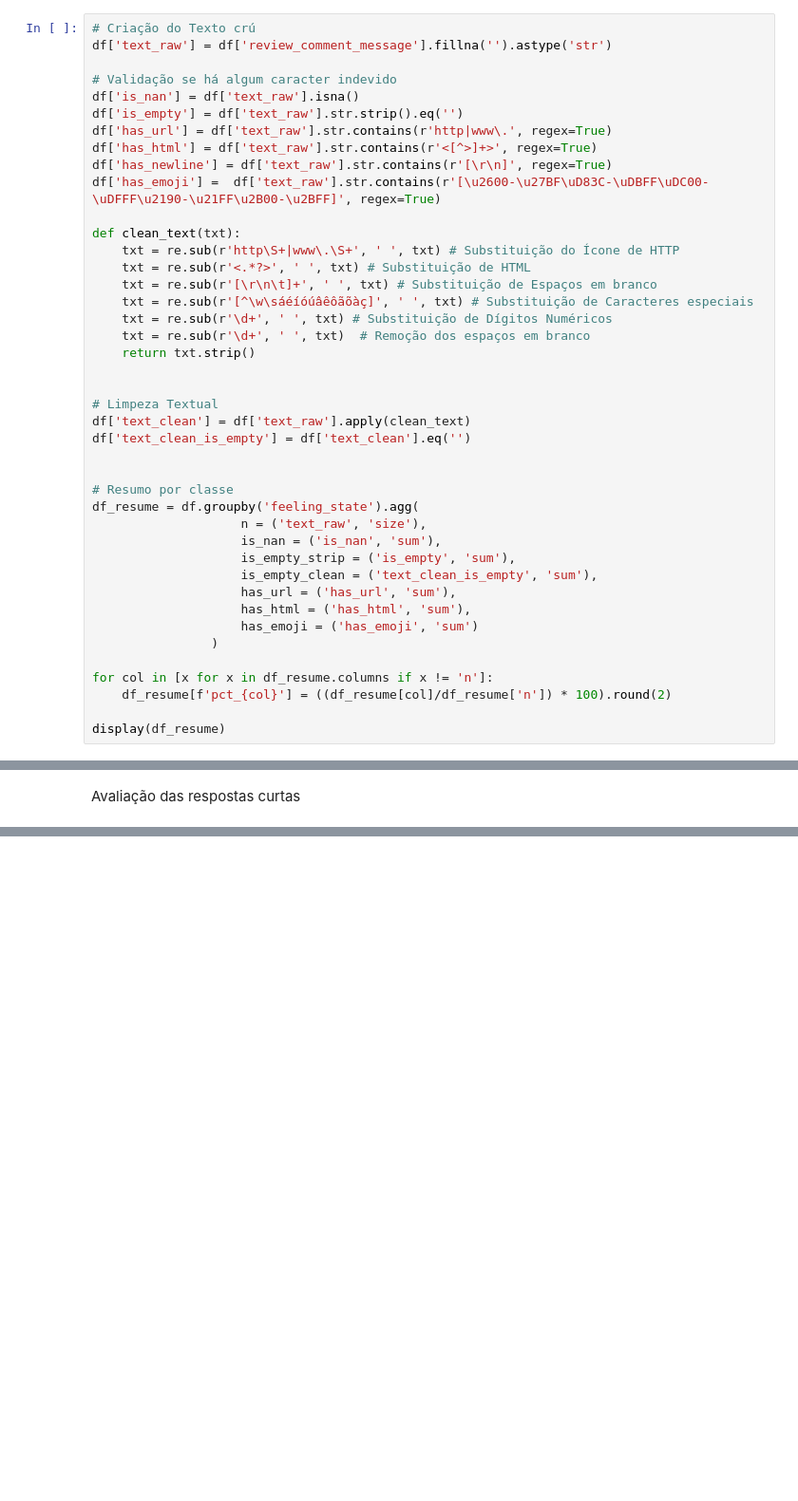
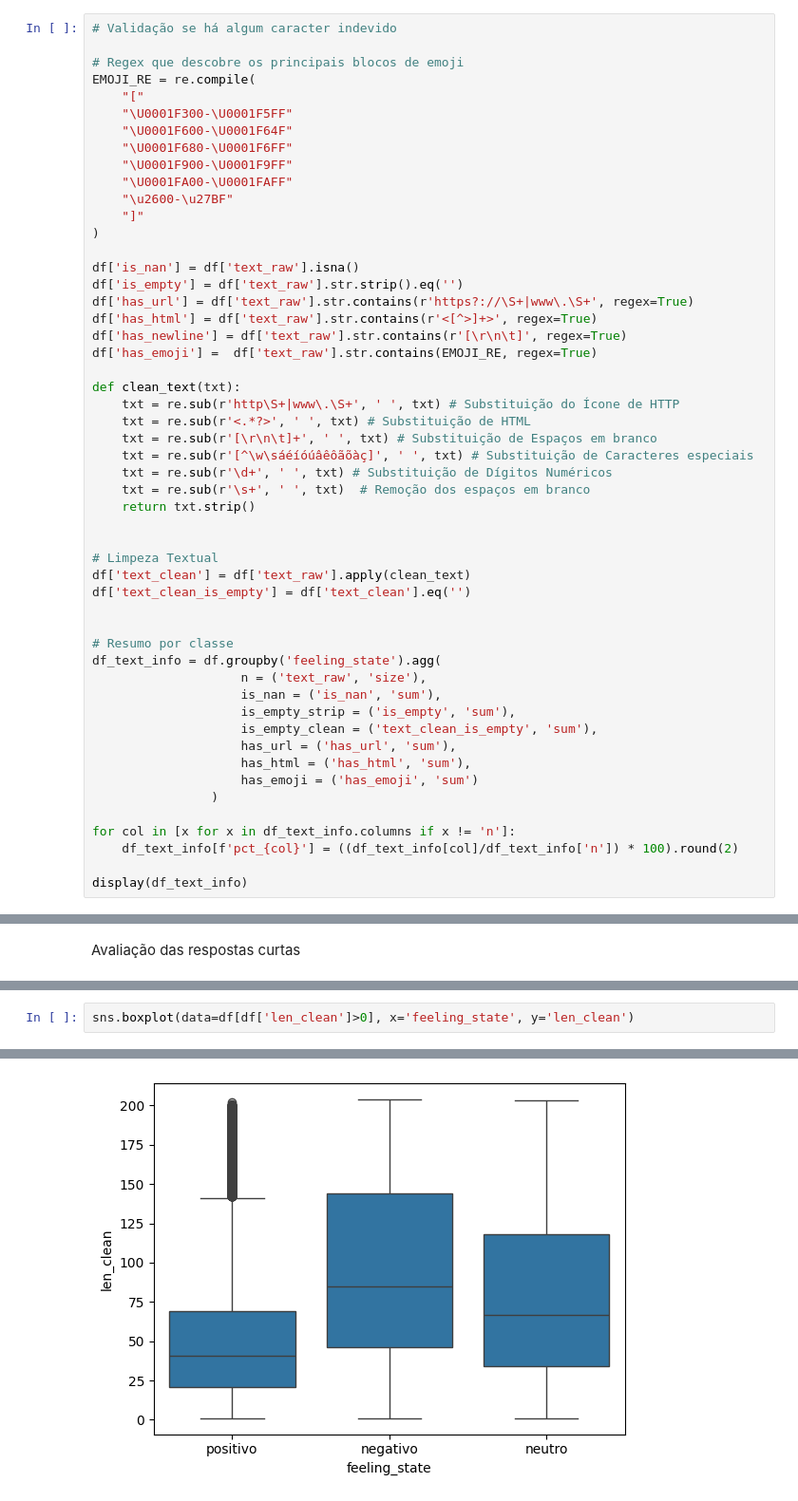
Before and after one commit to rpf991/Ecommerce_Classificador_Sentimentos, a Jupyter notebook: validacao_dados.ipynb, the cells around one changed output, grey strips where cells are left out. Shown at 95% size. Drawn from its saved outputs; the diff is of its cells as text; blank space fills up the shorter version.

```diff
--- a/validacao_dados.ipynb
+++ b/validacao_dados.ipynb
@@ -276,14 +285,24 @@ df = df_order_reviews.copy()
 # %%
-# Criação do Texto crú
-df['text_raw'] = df['review_comment_message'].fillna('').astype('str')
+# Validação se há algum caracter indevido
 
-# Validação se há algum caracter indevido
+# Regex que descobre os principais blocos de emoji
+EMOJI_RE = re.compile(
+    "["
+    "\U0001F300-\U0001F5FF"
+    "\U0001F600-\U0001F64F"
+    "\U0001F680-\U0001F6FF"
+    "\U0001F900-\U0001F9FF"
+    "\U0001FA00-\U0001FAFF"
+    "\u2600-\u27BF"
+    "]"
+)
+
 df['is_nan'] = df['text_raw'].isna()
 df['is_empty'] = df['text_raw'].str.strip().eq('')
-df['has_url'] = df['text_raw'].str.contains(r'http|www\.', regex=True)
+df['has_url'] = df['text_raw'].str.contains(r'https?://\S+|www\.\S+', regex=True)
 df['has_html'] = df['text_raw'].str.contains(r'<[^>]+>', regex=True)
-df['has_newline'] = df['text_raw'].str.contains(r'[\r\n]', regex=True)
-df['has_emoji'] =  df['text_raw'].str.contains(r'[\u2600-\u27BF\uD83C-\uDBFF\uDC00-\uDFFF\u2190-\u21FF\u2B00-\u2BFF]', regex=True)
+df['has_newline'] = df['text_raw'].str.contains(r'[\r\n\t]', regex=True)
+df['has_emoji'] =  df['text_raw'].str.contains(EMOJI_RE, regex=True)
 
 def clean_text(txt):
     txt = re.sub(r'http\S+|www\.\S+', ' ', txt) # Substituição do Ícone de HTTP
@@ -291,7 +310,7 @@ def clean_text(txt):
     txt = re.sub(r'[\r\n\t]+', ' ', txt) # Substituição de Espaços em branco
     txt = re.sub(r'[^\w\sáéíóúâêôãõàç]', ' ', txt) # Substituição de Caracteres especiais
     txt = re.sub(r'\d+', ' ', txt) # Substituição de Dígitos Numéricos
-    txt = re.sub(r'\d+', ' ', txt)  # Remoção dos espaços em branco
+    txt = re.sub(r'\s+', ' ', txt)  # Remoção dos espaços em branco
     return txt.strip()
 
 
@@ -301,7 +320,7 @@ df['text_clean_is_empty'] = df['text_clean'].eq('')
 
 
 # Resumo por classe
-df_resume = df.groupby('feeling_state').agg(
+df_text_info = df.groupby('feeling_state').agg(
                     n = ('text_raw', 'size'),
                     is_nan = ('is_nan', 'sum'),
                     is_empty_strip = ('is_empty', 'sum'),
@@ -311,8 +330,8 @@ df_resume = df.groupby('feeling_state').agg(
                     has_emoji = ('has_emoji', 'sum')
                 )
 
-for col in [x for x in df_resume.columns if x != 'n']:
-    df_resume[f'pct_{col}'] = ((df_resume[col]/df_resume['n']) * 100).round(2)
+for col in [x for x in df_text_info.columns if x != 'n']:
+    df_text_info[f'pct_{col}'] = ((df_text_info[col]/df_text_info['n']) * 100).round(2)
 
-display(df_resume)
+display(df_text_info)
 # %% [output]
@@ -350,0 +486,3 @@ Avaliação de duplicatas
+# %%
+sns.boxplot(data=df[df['len_clean']>0], x='feeling_state', y='len_clean')
+# %% [output]
@@ -350,0 +490 @@ Avaliação de duplicatas
+[figure, added]
```
Also changed, not shown: parts of 40 cells of this notebook.
